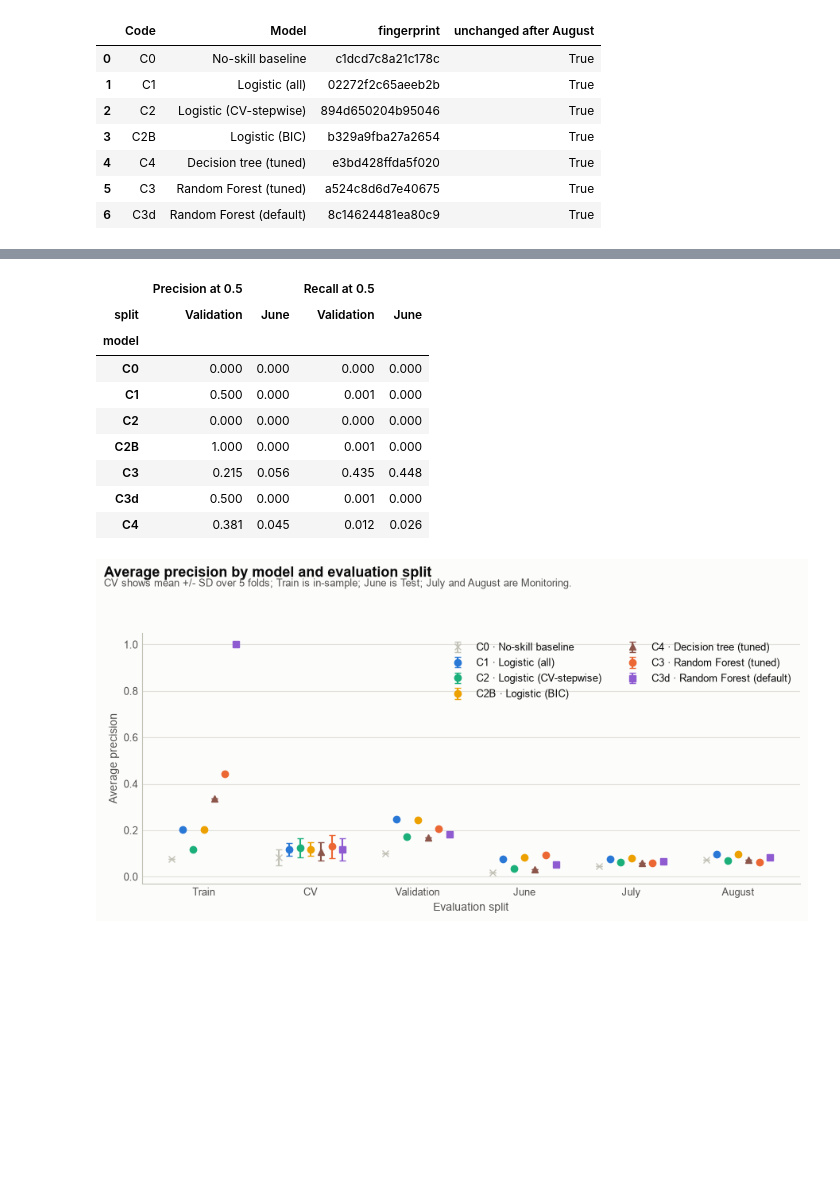
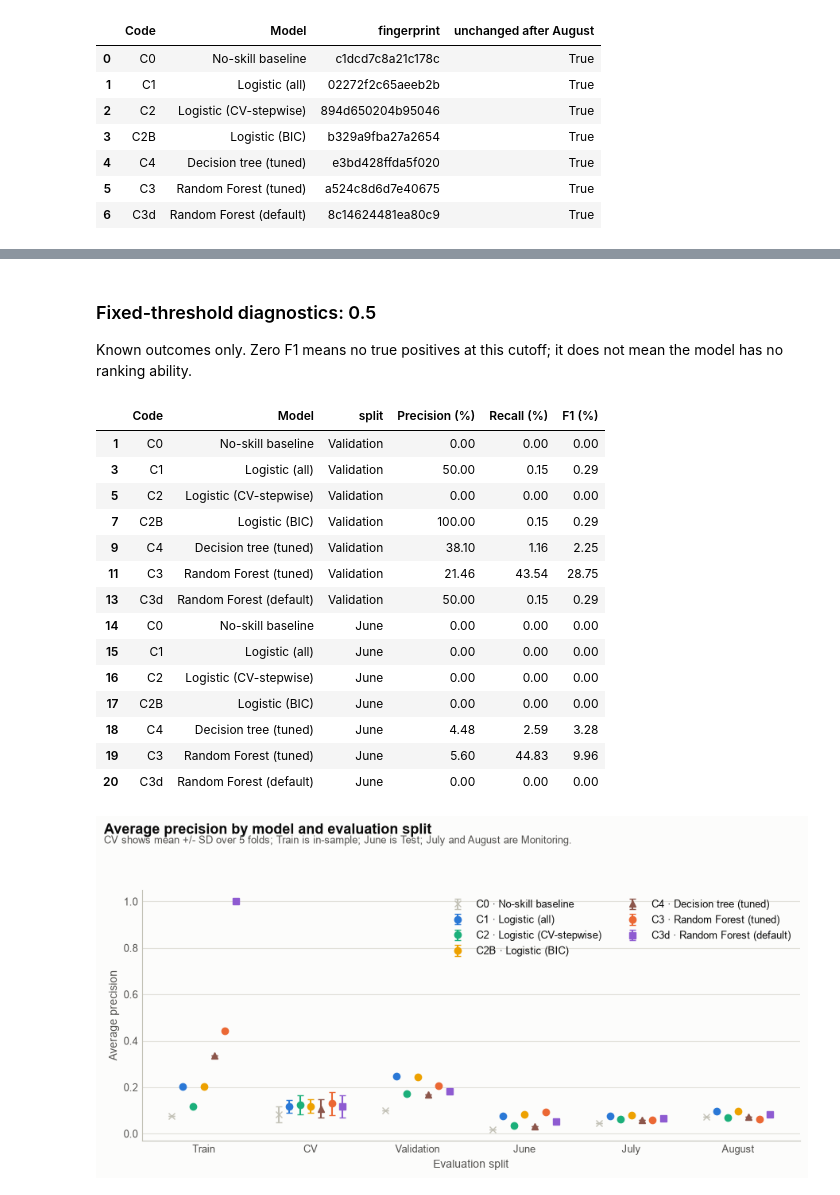
Before and after one commit to mushroomyyy/Team8_IT5006_Ecommerce_Analytics_AY2627Sem1, a Jupyter notebook: notebooks/02_classification.ipynb, the cells around one changed output, grey strips where cells are left out. Drawn from its saved outputs; the diff is of its cells as text; code cells hidden in the pictures; blank space fills up the shorter version.

```diff
--- a/notebooks/02_classification.ipynb
+++ b/notebooks/02_classification.ipynb
@@ -682,9 +684,18 @@ METRICS = [('avg_precision', 'Average precision (%)', True), ('roc_auc', 'ROC-AU
            ('top10_capture', 'Top-10% capture of late orders', False), ('top10_lift', 'Top-10% lift', False)]
 comparison_tables = {title: ml.add_model_columns(ev.comparison_table(results, cv_folds, metric, percent=percent), code_col='Model')
                      for metric, title, percent in METRICS}
-for title, table in comparison_tables.items():
-    print(title)
-    display(table)
-late_rates = results.pivot(index='model', columns='split', values='late_rate').loc[:, ['Train', 'Validation', 'June', 'July', 'August']].iloc[[0]].round(4)
-display(late_rates.rename(index={'C0': 'Late rate of scored cohort'}))
+for number, (metric, title, percent) in enumerate(METRICS):
+    if number == 0:
+        display(Markdown('### Primary metric: average precision'))
+    elif number == 1:
+        display(Markdown('### Supporting diagnostics: discrimination, probability error and ranking'))
+    if metric == 'top10_capture':
+        display(Markdown('**Top-10% capture of known late orders (%)**'))
+        display(ml.add_model_columns(ev.comparison_table(results, cv_folds, metric, percent=True), code_col='Model'))
+    else:
+        display(Markdown(f'**{title}**'))
+        display(comparison_tables[title])
+late_rates = results.pivot(index='model', columns='split', values='late_rate').loc[:, ['Train', 'Validation', 'June', 'July', 'August']].iloc[[0]]
+display(Markdown('**Observed late rate among known outcomes (%).** CV entries above are mean ± SD across five folds, not confidence intervals. Top-10% metrics are ranking diagnostics, separate from the 0.5 and operating thresholds.'))
+display((100 * late_rates).round(2).rename(index={'C0': 'Known-outcome late rate (%)'}))
 # %% [output]
@@ -748,20 +750,29 @@ Top-10% lift
 # %%
-at_half = results.pivot(index='model', columns='split', values='precision_at_0_5')
-recall_half = results.pivot(index='model', columns='split', values='recall_at_0_5')
-threshold_table = pd.concat({'Precision at 0.5': at_half, 'Recall at 0.5': recall_half}, axis=1)[
-    [(m, s) for m in ['Precision at 0.5', 'Recall at 0.5'] for s in ['Validation', 'June']]].round(3)
+threshold_columns = {'precision_at_0_5': 'Precision (%)', 'recall_at_0_5': 'Recall (%)', 'f1_at_0_5': 'F1 (%)'}
+threshold_table = results.loc[results['split'].isin(['Validation', 'June']),
+                              ['model', 'split', *threshold_columns]].copy()
+threshold_table[list(threshold_columns)] *= 100
+threshold_table = ml.add_model_columns(threshold_table.rename(columns=threshold_columns).round(2))
+display(Markdown('### Fixed-threshold diagnostics: 0.5\nKnown outcomes only. Zero F1 means no true positives at this cutoff; it does not mean the model has no ranking ability.'))
 display(threshold_table)
 # %% [output]
+### Fixed-threshold diagnostics: 0.5
+Known outcomes only. Zero F1 means no true positives at this cutoff; it does not mean the model has no ranking ability.
-|  | Precision at 0.5 |  | Recall at 0.5 |  |
-| split | Validation | June | Validation | June |
-| model |  |  |  |  |
-| C0 | 0.000 | 0.000 | 0.000 | 0.000 |
-| C1 | 0.500 | 0.000 | 0.001 | 0.000 |
-| C2 | 0.000 | 0.000 | 0.000 | 0.000 |
-| C2B | 1.000 | 0.000 | 0.001 | 0.000 |
-| C3 | 0.215 | 0.056 | 0.435 | 0.448 |
-| C3d | 0.500 | 0.000 | 0.001 | 0.000 |
-| C4 | 0.381 | 0.045 | 0.012 | 0.026 |
+|  | Code | Model | split | Precision (%) | Recall (%) | F1 (%) |
+| 1 | C0 | No-skill baseline | Validation | 0.00 | 0.00 | 0.00 |
+| 3 | C1 | Logistic (all) | Validation | 50.00 | 0.15 | 0.29 |
+| 5 | C2 | Logistic (CV-stepwise) | Validation | 0.00 | 0.00 | 0.00 |
+| 7 | C2B | Logistic (BIC) | Validation | 100.00 | 0.15 | 0.29 |
+| 9 | C4 | Decision tree (tuned) | Validation | 38.10 | 1.16 | 2.25 |
+| 11 | C3 | Random Forest (tuned) | Validation | 21.46 | 43.54 | 28.75 |
+| 13 | C3d | Random Forest (default) | Validation | 50.00 | 0.15 | 0.29 |
+| 14 | C0 | No-skill baseline | June | 0.00 | 0.00 | 0.00 |
+| 15 | C1 | Logistic (all) | June | 0.00 | 0.00 | 0.00 |
+| 16 | C2 | Logistic (CV-stepwise) | June | 0.00 | 0.00 | 0.00 |
+| 17 | C2B | Logistic (BIC) | June | 0.00 | 0.00 | 0.00 |
+| 18 | C4 | Decision tree (tuned) | June | 4.48 | 2.59 | 3.28 |
+| 19 | C3 | Random Forest (tuned) | June | 5.60 | 44.83 | 9.96 |
+| 20 | C3d | Random Forest (default) | June | 0.00 | 0.00 | 0.00 |
 # %%
 labels = list(SPECS)
 cv_mean, cv_sd = ev.cv_mean_sd(cv_folds)
```
Also changed, not shown: parts of 13 cells of this notebook, 20 other files.
